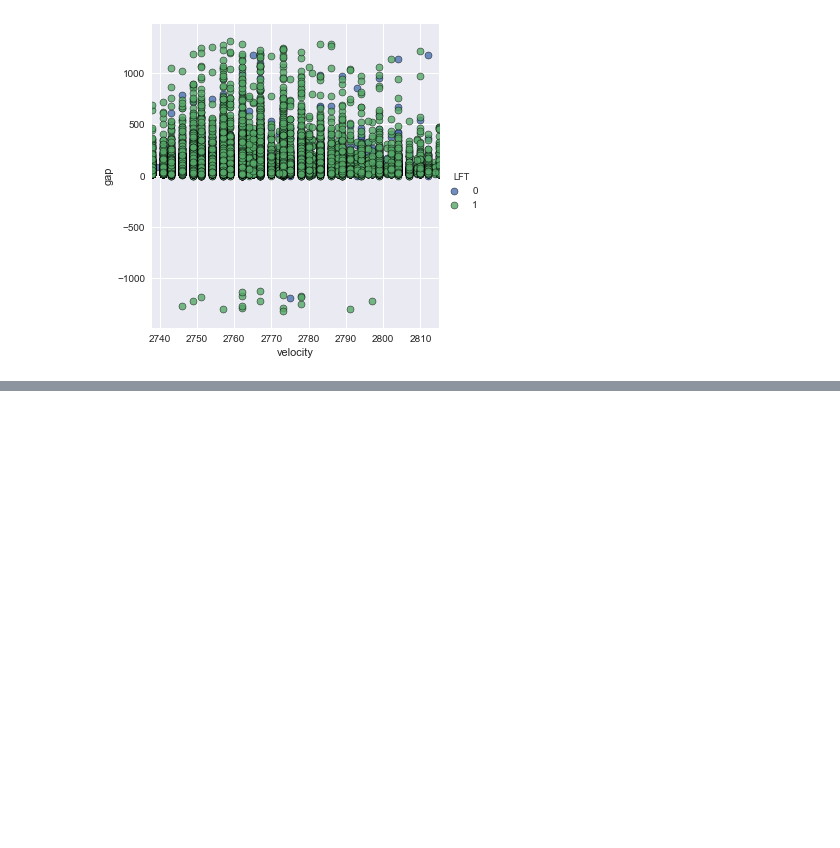
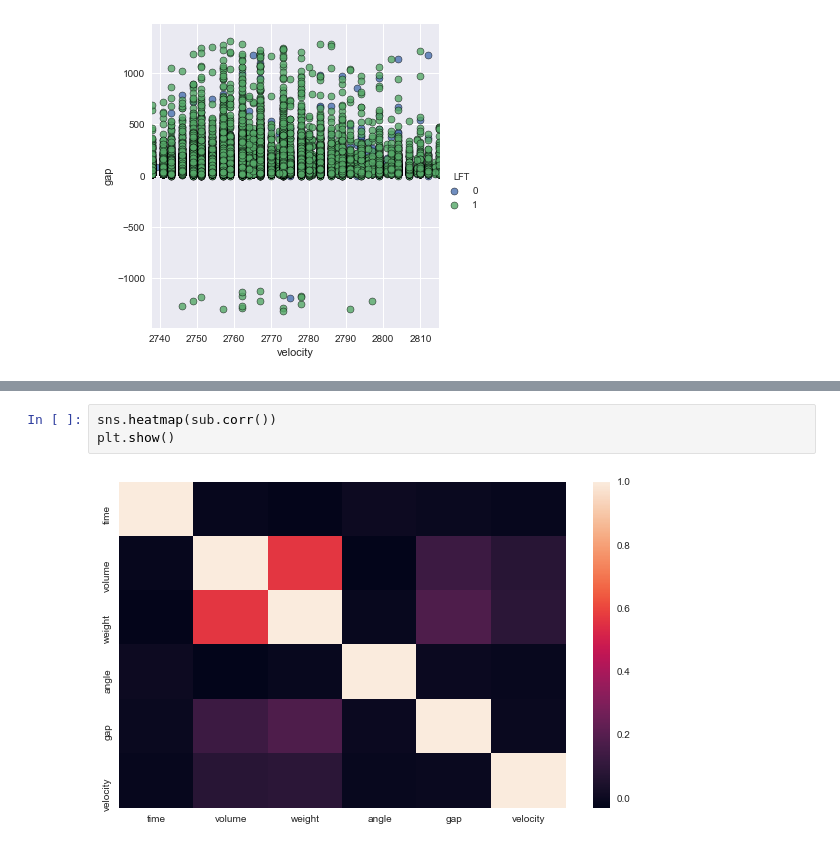
Before and after one commit to michaelsilverstein/CS542---SICK-1, a Jupyter notebook: Data explorer.ipynb, the cells around one changed output, grey strips where cells are left out. Drawn from its saved outputs; the diff is of its cells as text; blank space fills up the shorter version.

```diff
--- a/Data explorer.ipynb
+++ b/Data explorer.ipynb
@@ -80,0 +122,5 @@ plt.show()
+# %%
+sns.heatmap(sub.corr())
+plt.show()
+# %% [output]
+[figure, added]
```
Also changed, not shown: parts of 4 cells of this notebook.
